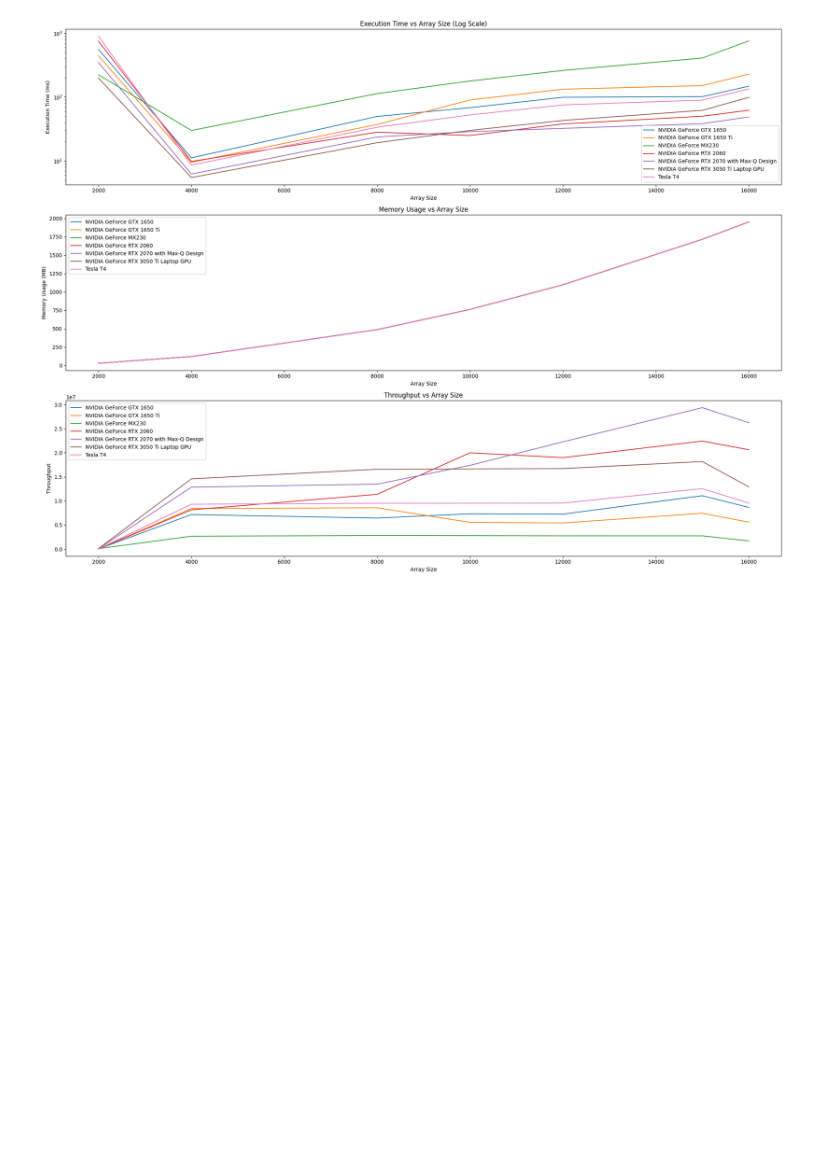
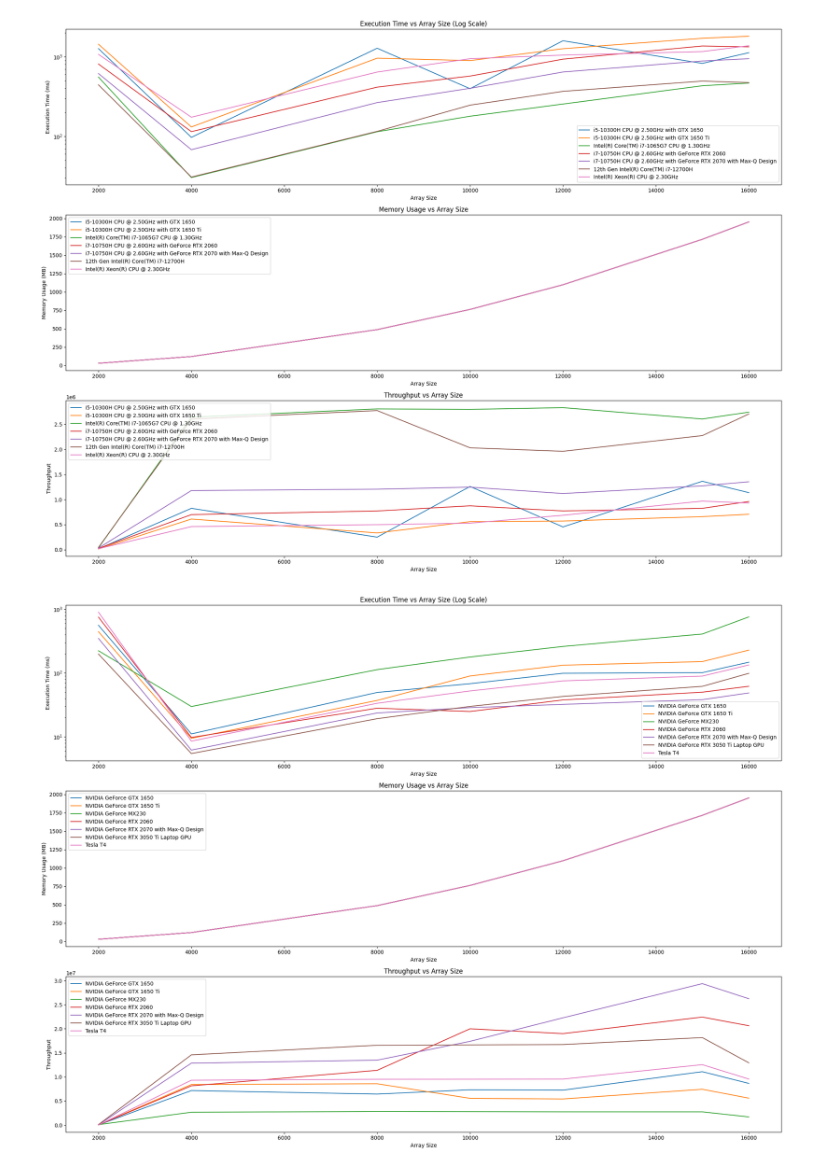
Before and after one commit to Marinto-Richee/2D-Stenciling-using-CUDA-and-CPU, a Jupyter notebook: Analysis.ipynb, the cells around one changed output. Drawn from its saved outputs; the diff is of its cells as text; code cells hidden in the pictures; blank space fills up the shorter version.

```diff
--- a/Analysis.ipynb
+++ b/Analysis.ipynb
@@ -2,8 +2,18 @@
 import os
 import pandas as pd
 import matplotlib.pyplot as plt
+import numpy as np
+def read_system_info(file_path):
+    """
+    Read system information from a file.
 
-def read_system_info(file_path):
+    Args:
+        file_path (str): The path to the file containing system information.
+
+    Returns:
+        dict: A dictionary containing the system information, with keys representing
+              the information categories and values representing the corresponding values.
+    """
     with open(file_path, 'r') as file:
         lines = file.readlines()
 
@@ -16,13 +26,19 @@ def read_system_info(file_path):
 
     return info
 # %%
+"""
+This code reads CSV files from the "Results" directory, extracts device information from the file names, and replaces the device names with the corresponding GPU or CPU names from the system_info.txt file. The data is then concatenated into a single dataframe called combined_dataframe.
+"""
 combined_dataframe=pd.DataFrame()
+id=1
 for file in os.listdir("Results"):
     file_name=file
     data=pd.read_csv("Results/"+file_name+'/'+file_name+'.csv')
+    data['ID']=id
     data['Type']=data["Device"]
     data['Device']=data['Device'].replace('cuda',read_system_info("Results/"+file_name+'/system_info.txt')['GPU name'])
     data['Device']=data['Device'].replace('cpu',read_system_info("Results/"+file_name+'/system_info.txt')['CPU name'])
     combined_dataframe=pd.concat([combined_dataframe,data],axis=0)
+    id+=1
 # %%
 
@@ -70,43 +100,6 @@ plt.show()
-# %%
-
-df=combined_dataframe[combined_dataframe['Type']=='cuda']
-# Get unique devices
-unique_devices = df['Device'].unique()
-
-
-# Set up subplots
-fig, axs = plt.subplots(3, 1, figsize=(20, 15))
-
-# Plot Execution Time
-axs[0].set_title('Execution Time vs Array Size (Log Scale)')
-axs[0].set_xlabel('Array Size')
-axs[0].set_ylabel('Execution Time (ms)')
-for device in unique_devices:
-    device_data = df[df['Device'] == device]
-    axs[0].plot(device_data['Array Size'], device_data['Execution Time'], label=device)
-axs[0].legend()
-axs[0].set_yscale('log')
-
-# Plot Memory Usage
-axs[1].set_title('Memory Usage vs Array Size')
-axs[1].set_xlabel('Array Size')
-axs[1].set_ylabel('Memory Usage (MB)')
-for device in unique_devices:
-    device_data = df[df['Device'] == device]
-    axs[1].plot(device_data['Array Size'], device_data['Memory Usage'], label=device)
-axs[1].legend()
-
-# Plot Throughput
-axs[2].set_title('Throughput vs Array Size')
-axs[2].set_xlabel('Array Size')
-axs[2].set_ylabel('Throughput')
-for device in unique_devices:
-    device_data = df[df['Device'] == device]
-    axs[2].plot(device_data['Array Size'], device_data['Throughput'], label=device)
-axs[2].legend()
-
-# Adjust layout for better spacing
-plt.tight_layout()
-plt.show()
-# %% [output]
-[figure, removed]
+# %%
+plot_analysis(combined_dataframe,'cpu')
+plot_analysis(combined_dataframe,'cuda')
+# %% [output]
+[figure, added]
+[figure, added]
```
Also changed, not shown: parts of 4 cells of this notebook, 5 other files.
